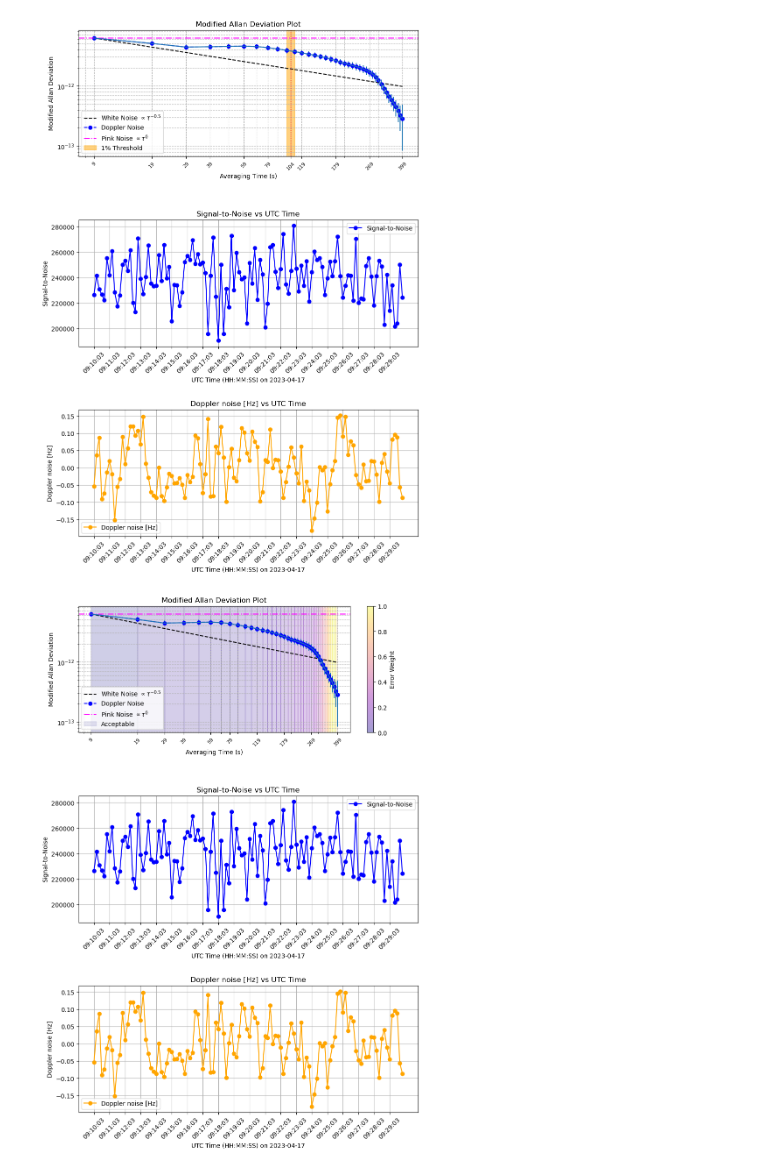
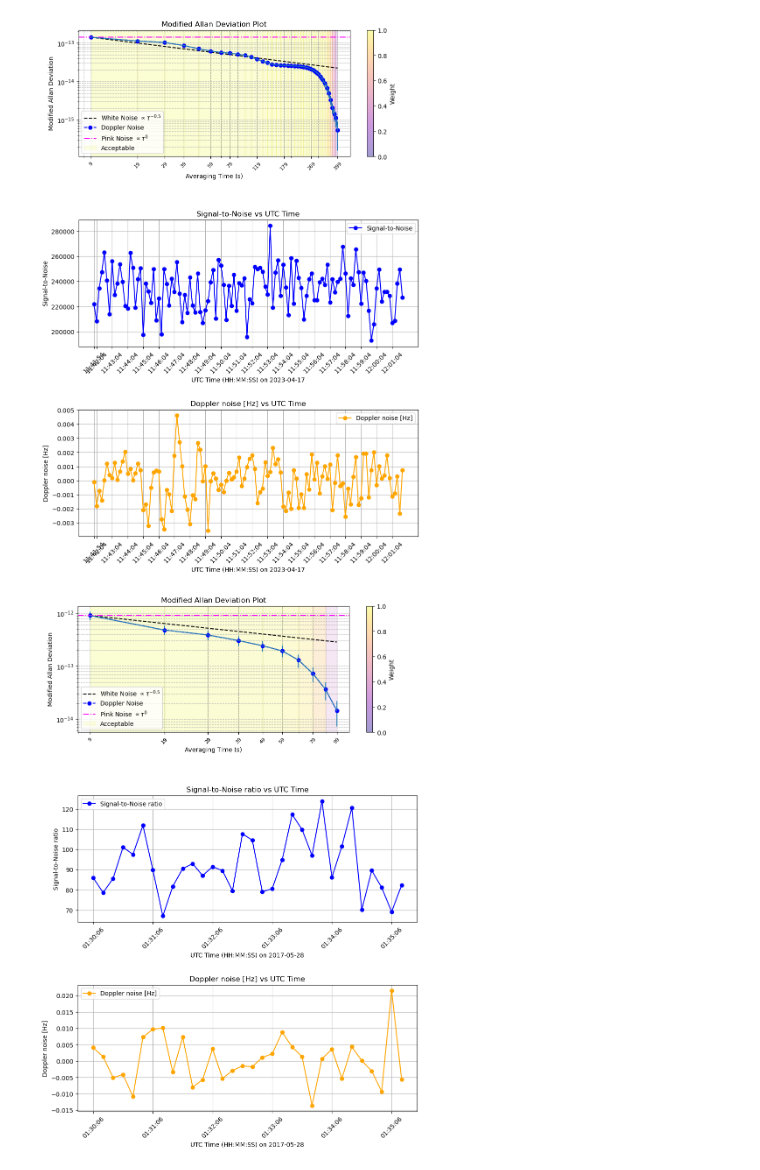
Before and after one commit to luigigisolfi/Allan_Features, a Jupyter notebook: Demo.ipynb, the cells around one changed output. Drawn from its saved outputs; the diff is of its cells as text; code cells hidden in the pictures.

Commit message:
Edited function names and added get_allan_index

```diff
--- a/Demo.ipynb
+++ b/Demo.ipynb
@@ -17,12 +17,15 @@ Then, we use the extracted data to visualize some information.
-# %%
-from Allan_Slope_Library import Allan_Utility_Functions
-object = Allan_Utility_Functions()
-object_fdets = object.ProcessFdets()
-
-extracted_data = object_fdets.extract_parameters('/Users/lgisolfi/Desktop/data_archiving-1.0/small_dataset/juice/jc230417/Hbe/dop1/Fdets.jui2023.04.17.Hb.0001.r2i.txt', JUICE = True)
-
-object_fdets.plot_parameters(extracted_data, suppress = False)
-object_fdets.plot_parameters_error_bounds(extracted_data, suppress = False)
-# %% [output]
-[figure, removed]
-[figure, removed]
+# %%
+from Allan_Slope_Library import Allan_Utility_Functions
+object = Allan_Utility_Functions()
+object_fdets = object.ProcessFdets()
+
+extracted_data_1 = object_fdets.extract_parameters('/Users/lgisolfi/Desktop/data_archiving-1.0/small_dataset/juice/jc230417/Hbe/dop1/Fdets.jui2023.04.17.Hb.0005.r2i.txt', JUICE = True)
+extracted_data_2 = object_fdets.extract_parameters('/Users/lgisolfi/Desktop/data_archiving-1.0/small_dataset/insight/ED045A/Fdets.min2020.02.22.Bd.0001.r2i.txt', JUICE = False)
+extracted_data_3 = object_fdets.extract_parameters('/Users/lgisolfi/Desktop/data_archiving-1.0/small_dataset/insight/ED045A/Fdets.min2020.02.22.T6.0005.r2i.txt', JUICE = False)
+
+object_fdets.plot_parameters_error_bounds(extracted_data_1, suppress = False)
+object_fdets.plot_parameters_error_bounds(extracted_data_2, suppress = False)
+object_fdets.plot_parameters_error_bounds(extracted_data_3, suppress = False)
+# %% [output]
+[figure, added]
+[figure, added]
```
Also changed, not shown: parts of 8 cells of this notebook, 1 other file.
